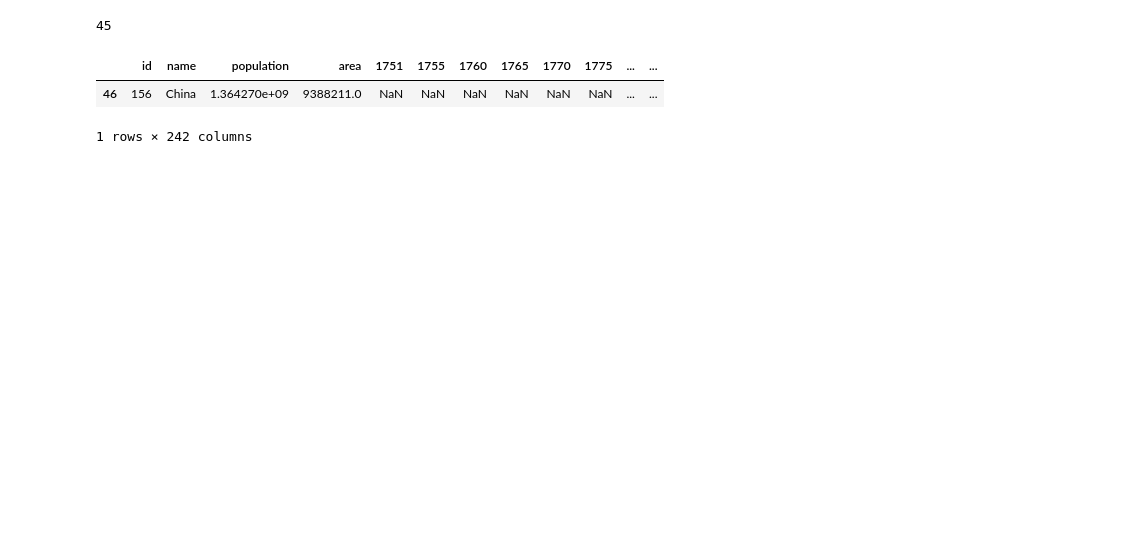
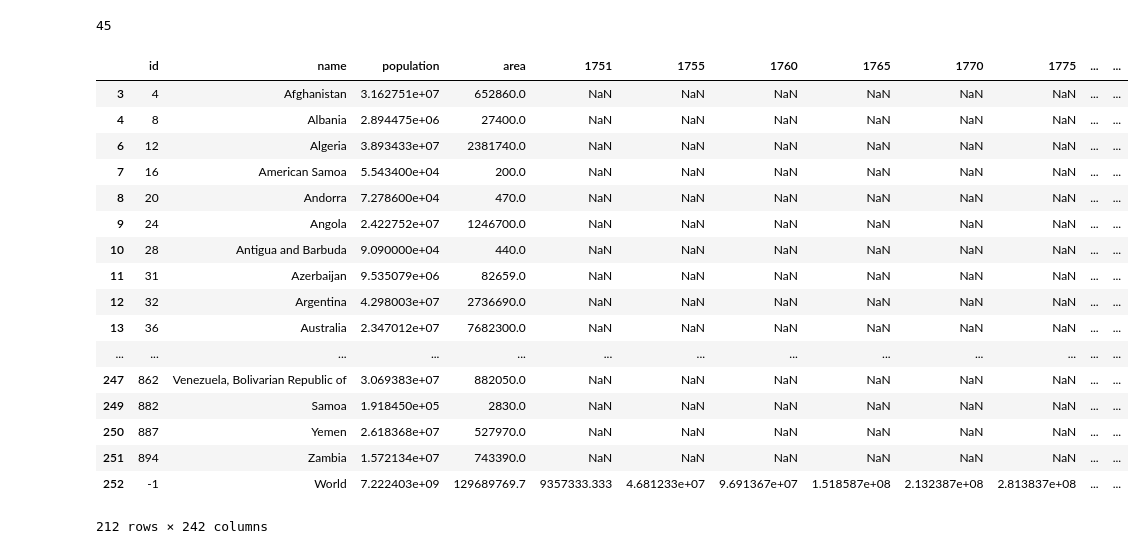
Before and after one commit to guoliu/geo-time, a Jupyter notebook: data-cleaning.ipynb, the cells around one changed output. Cells and saved outputs as stored; diff of their text form; code cells hidden in the pictures; blank space fills up the shorter version.

```diff
--- a/data-cleaning.ipynb
+++ b/data-cleaning.ipynb
@@ -64,7 +64,7 @@ nm_dic = {'Bolivia, Plurinational State of': 'Bolivia',
           'Saint Helena, Ascension and Tristan da Cunha': 'St. Helena',
           'Saint Kitts and Nevis': 'St. Kitts and Nevis',
           'Saint Lucia': 'St. Lucia',
-          'Saint Vincent and the Grenadines': 'St. Vincent and the Grenadines',
+          'Saint Vincent and the Grenadines': 'St. Vincent and the Grenadines',地
           'Saint Pierre and Miquelon': 'St.-Pierre-et-Miquelon',
           'Slovakia': 'Slovak Republic',
           'Syrian Arab Republic': 'Syria',
@@ -83,12 +83,36 @@ nm_df = nm_df.merge(area[['id','area']], how='left', left_on='id', right_on='id'
 df = nm_df.merge(raw, how='left', left_on='name', right_on='name')
 # %%
 df[['population','area']] = df[['population','area']].fillna(-1)
+df = df[(df['id']>0)&(df['population']>0)&(df['area']>0)]
-# %%
-df[df['name']=='China']
-# %% [output]
-|  | id | name | population | area | 1751 | 1755 | 1760 | 1765 | 1770 | 1775 | ... | ... |
-| 46 | 156 | China | 1.364270e+09 | 9388211.0 | NaN | NaN | NaN | NaN | NaN | NaN | ... | ... |
-1 rows × 242 columns
+# %%
+agg_idx = max(df.index)+1
+#df.loc[agg_idx,:] = np.nan
+df.loc[agg_idx,'id'] = -1
+df.loc[agg_idx,'name'] = 'World'
+df.iloc[-1,2:] = df.iloc[:-1,2:].sum()
+# %%
+df['id'] = df['id'].astype(int)
+# %%
+df
+# %% [output]
+|  | id | name | population | area | 1751 | 1755 | 1760 | 1765 | 1770 | 1775 | ... | ... |
+| 3 | 4 | Afghanistan | 3.162751e+07 | 652860.0 | NaN | NaN | NaN | NaN | NaN | NaN | ... | ... |
+| 4 | 8 | Albania | 2.894475e+06 | 27400.0 | NaN | NaN | NaN | NaN | NaN | NaN | ... | ... |
+| 6 | 12 | Algeria | 3.893433e+07 | 2381740.0 | NaN | NaN | NaN | NaN | NaN | NaN | ... | ... |
+| 7 | 16 | American Samoa | 5.543400e+04 | 200.0 | NaN | NaN | NaN | NaN | NaN | NaN | ... | ... |
+| 8 | 20 | Andorra | 7.278600e+04 | 470.0 | NaN | NaN | NaN | NaN | NaN | NaN | ... | ... |
+| 9 | 24 | Angola | 2.422752e+07 | 1246700.0 | NaN | NaN | NaN | NaN | NaN | NaN | ... | ... |
+| 10 | 28 | Antigua and Barbuda | 9.090000e+04 | 440.0 | NaN | NaN | NaN | NaN | NaN | NaN | ... | ... |
+| 11 | 31 | Azerbaijan | 9.535079e+06 | 82659.0 | NaN | NaN | NaN | NaN | NaN | NaN | ... | ... |
+| 12 | 32 | Argentina | 4.298003e+07 | 2736690.0 | NaN | NaN | NaN | NaN | NaN | NaN | ... | ... |
+| 13 | 36 | Australia | 2.347012e+07 | 7682300.0 | NaN | NaN | NaN | NaN | NaN | NaN | ... | ... |
+| ... | ... | ... | ... | ... | ... | ... | ... | ... | ... | ... | ... | ... |
+| 247 | 862 | Venezuela, Bolivarian Republic of | 3.069383e+07 | 882050.0 | NaN | NaN | NaN | NaN | NaN | NaN | ... | ... |
+| 249 | 882 | Samoa | 1.918450e+05 | 2830.0 | NaN | NaN | NaN | NaN | NaN | NaN | ... | ... |
+| 250 | 887 | Yemen | 2.618368e+07 | 527970.0 | NaN | NaN | NaN | NaN | NaN | NaN | ... | ... |
+| 251 | 894 | Zambia | 1.572134e+07 | 743390.0 | NaN | NaN | NaN | NaN | NaN | NaN | ... | ... |
+| 252 | -1 | World | 7.222403e+09 | 129689769.7 | 9357333.333 | 4.681233e+07 | 9.691367e+07 | 1.518587e+08 | 2.132387e+08 | 2.813837e+08 | ... | ... |
+212 rows × 242 columns
 # %%
 data_dict = []
 
```
Also changed, not shown: 18 other files.
